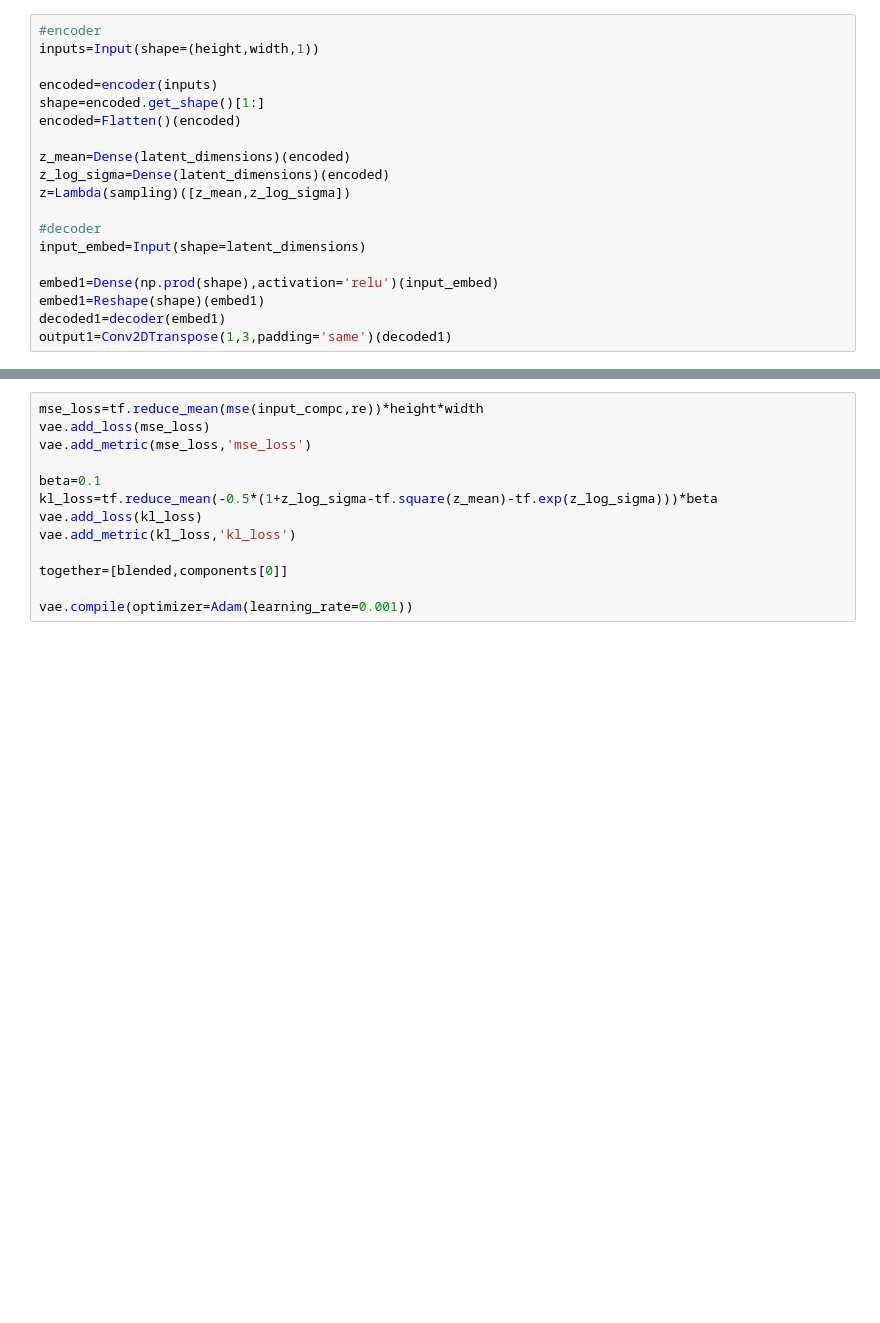
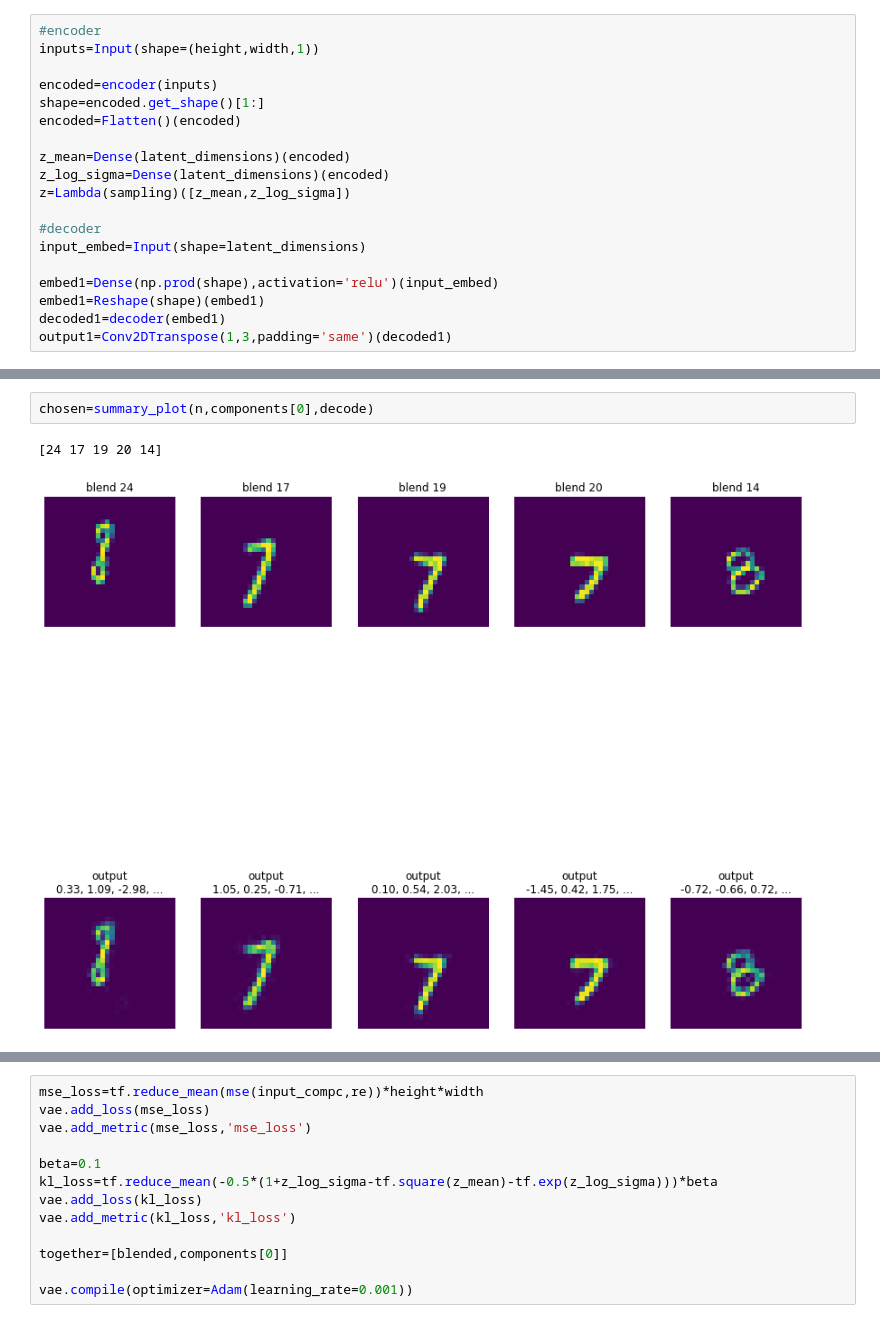
Before and after one commit to Volconage/Deblending-Galaxies-Project, a Jupyter notebook: vae_test_3.ipynb, the cells around one changed output, grey strips where cells are left out. Saved outputs shown, nothing was run; the diff lists cells and outputs as text; blank space fills up the shorter version.

```diff
--- a/vae_test_3.ipynb
+++ b/vae_test_3.ipynb
@@ -199,3 +194,8 @@ chosen=summary_plot(n,train_img,decode)
+# %%
+chosen=summary_plot(n,components[0],decode)
+# %% [output]
+[24 17 19 20 14]
+[figure, added]
 # %%
 encode=Model(inputs,z)
 encode.summary()
```
Also changed, not shown: parts of 15 cells of this notebook.
